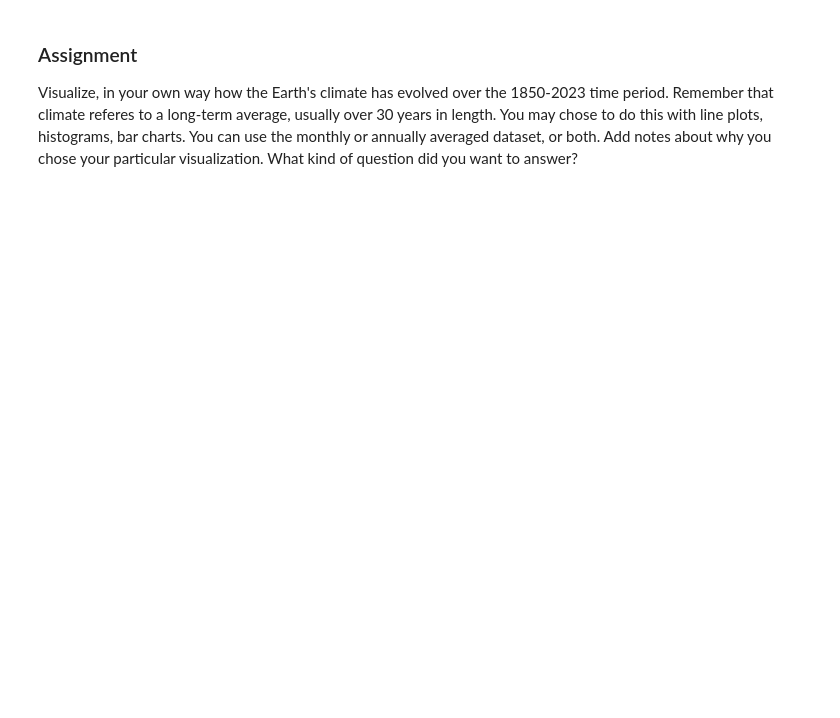
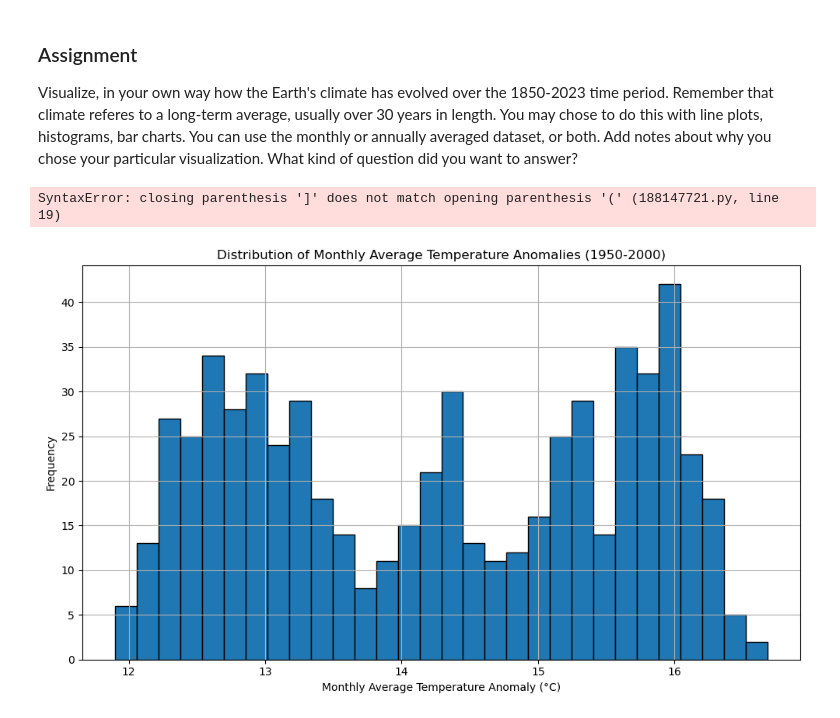
Before and after one commit to borncipher90/CFR-2024, a Jupyter notebook: module_climate/00_intro_to_climate.ipynb, the cells around one changed output. Saved outputs shown, nothing was run; the diff lists cells and outputs as text; code cells hidden in the pictures; blank space fills up the shorter version.

```diff
--- a/module_climate/00_intro_to_climate.ipynb
+++ b/module_climate/00_intro_to_climate.ipynb
@@ -105,3 +123,45 @@ It can be useful to look at longer averages of the temperature record that avera
 ### Assignment
 
 Visualize, in your own way how the Earth's climate has evolved over the 1850-2023 time period. Remember that climate referes to a long-term average, usually over 30 years in length. You may chose to do this with line plots, histograms, bar charts. You can use the monthly or annually averaged dataset, or both. Add notes about why you chose your particular visualization. What kind of question did you want to answer?
+# %%
+# Function to plot histogram of monthly average temperature anomalies for a specific range of years
+def plot_histogram(gast, start_year, end_year):
+    # Filter data for the specified range of years
+    gast_filtered = gast[(gast['Year'] >= start_year) & (gast['Year'] <= end_year)]
+
+    # Histogram of monthly average temperature anomalies
+    plt.figure(figsize=(10, 6))
+    plt.hist(gast_filtered['Monthly Average'], bins=30, edgecolor='black')
+    plt.title(f'Distribution of Monthly Average Temperature Anomalies ({start_year}-{end_year})')
+    plt.xlabel('Monthly Average Temperature Anomaly (°C)')
+    plt.ylabel('Frequency')
+    plt.grid(True)
+    plt.tight_layout()
+    plt.show()
+
+# Example: Plotting for the period 1950-2000
+plot_histogram(gast, 1950, 2000) plot_histogram(gast, start_year, end_year)
+#Fiter data for specified years
+gast_filtered = gast(gast['Year'] >= start_year, (gast['Year'], <= end_year])
+# %% [output]
+SyntaxError: closing parenthesis ']' does not match opening parenthesis '(' (188147721.py, line 19)
+# %%
+ #Function to plot histogram of monthly average temperature anomalies for a specific range of years
+def plot_histogram(gast, start_year, end_year):
+    # Filter data for the specified range of years
+    gast_filtered = gast[(gast['Year'] >= start_year) & (gast['Year'] <= end_year)]
+
+    # Histogram of monthly average temperature anomalies
+    plt.figure(figsize=(10, 6))
+    plt.hist(gast_filtered['Monthly Average'], bins=30, edgecolor='black')
+    plt.title(f'Distribution of Monthly Average Temperature Anomalies ({start_year}-{end_year})')
+    plt.xlabel('Monthly Average Temperature Anomaly (°C)')
+    plt.ylabel('Frequency')
+    plt.grid(True)
+    plt.tight_layout()
+    plt.show()
+
+# Example: Plotting for the period 1950-2000
+plot_histogram(gast, 1950, 2000)
+# %% [output]
+[figure, added]
```
Also changed, not shown: parts of 3 cells of this notebook.
